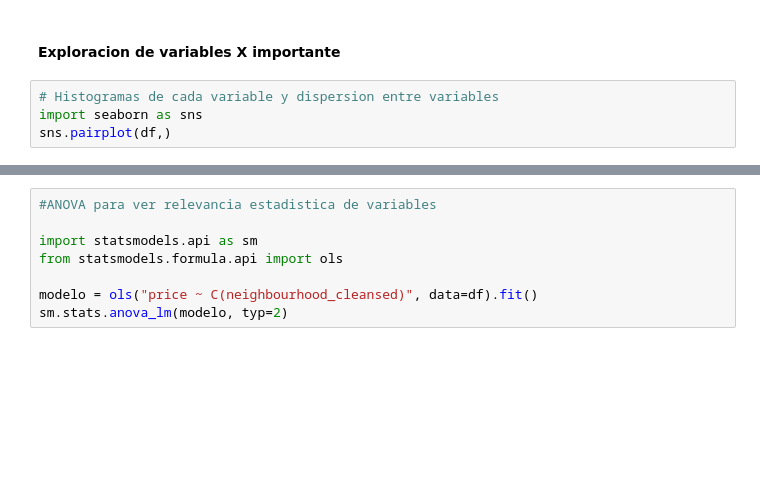
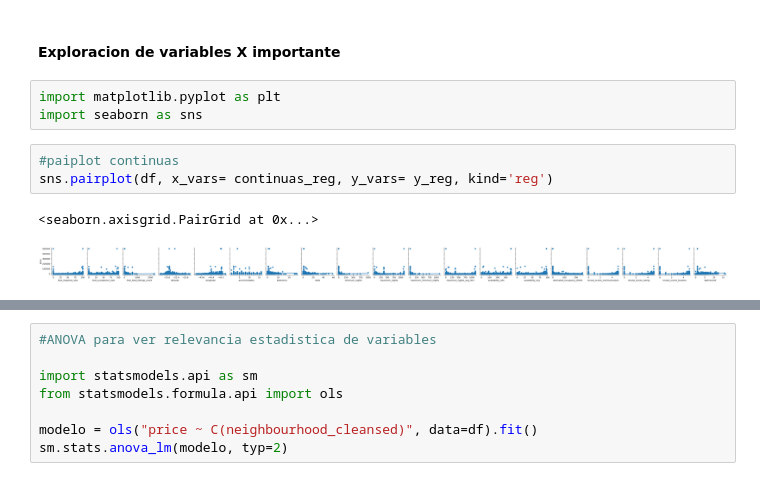
Before and after one commit to iarangom/proyecto-final, a Jupyter notebook: Modelos.ipynb, the cells around one changed output, grey strips where cells are left out. Drawn from its saved outputs; the diff is of its cells as text; blank space fills up the shorter version.

Commit message:
seleccion inicial variables significativas para el modelo

```diff
--- a/Modelos.ipynb
+++ b/Modelos.ipynb
@@ -48,6 +117,11 @@ y_clas= ["review_scores_rating"]
 # %% [markdown]
 #### Exploracion de variables X importante
 # %%
-# Histogramas de cada variable y dispersion entre variables
+import matplotlib.pyplot as plt
 import seaborn as sns
-sns.pairplot(df,)
+# %%
+#paiplot continuas
+sns.pairplot(df, x_vars= continuas_reg, y_vars= y_reg, kind='reg')
+# %% [output]
+<seaborn.axisgrid.PairGrid at 0x...>
+[figure, added]
```
Also changed, not shown: parts of 24 cells of this notebook.
